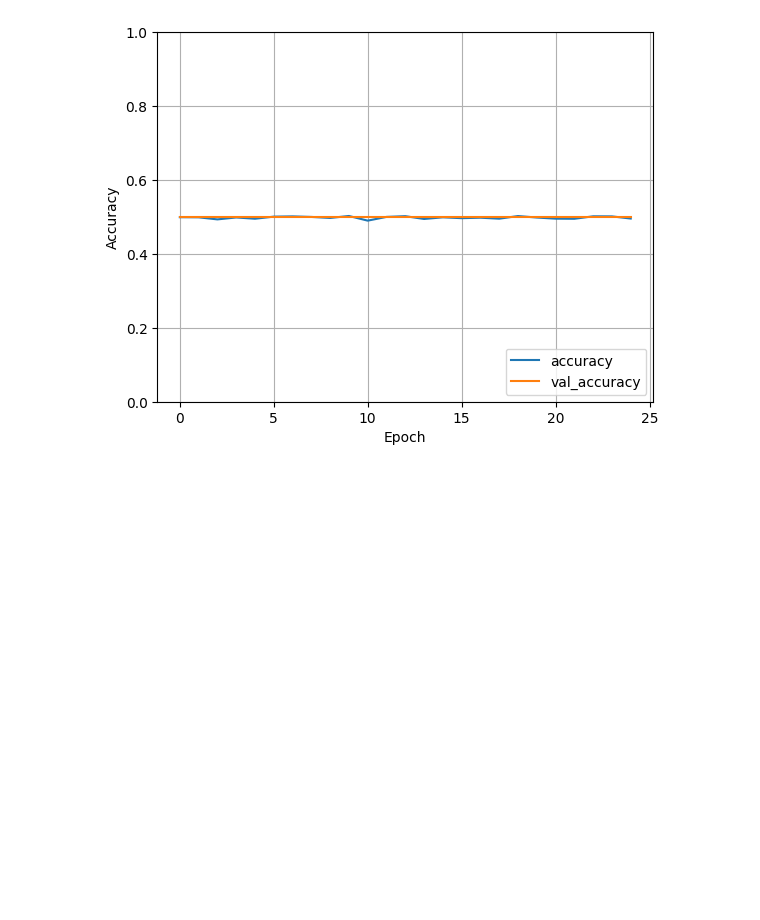
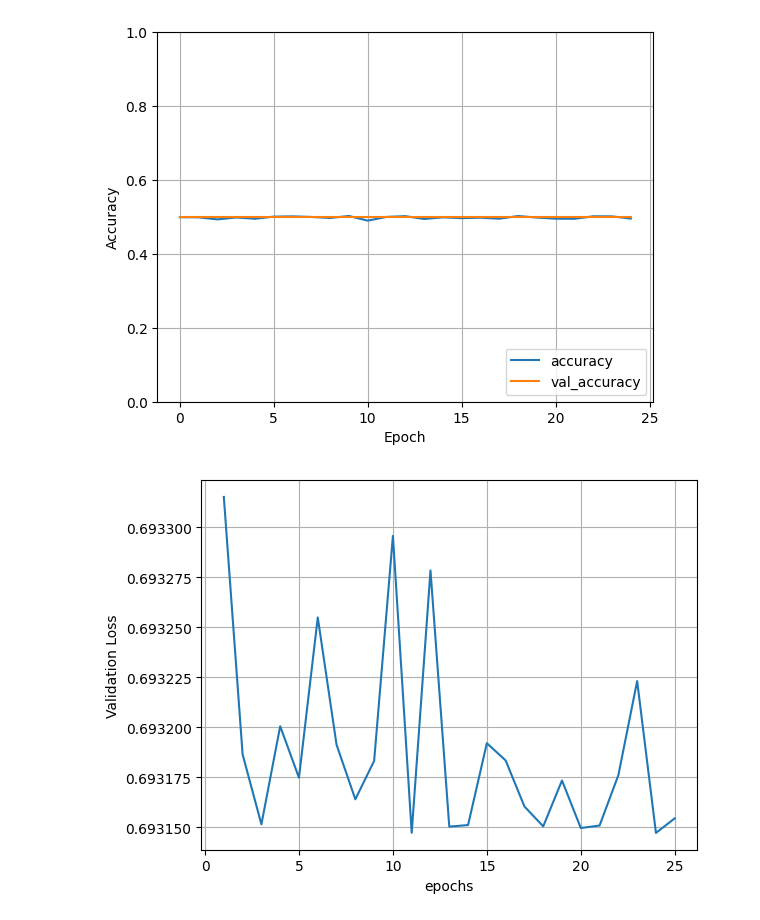
Before and after one commit to Khurdhula-Harshavardhan/Sarcasm, a Jupyter notebook: headlines experiments/RNN.ipynb, the cells around one changed output. Saved outputs shown, nothing was run; the diff lists cells and outputs as text; code cells hidden in the pictures; blank space fills up the shorter version.

```diff
--- a/headlines experiments/RNN.ipynb
+++ b/headlines experiments/RNN.ipynb
@@ -87,6 +87,8 @@ Data columns (total 2 columns):
  1   is_sarcastic  23448 non-null  int64
 dtypes: int64(1), object(1)
 memory usage: 549.6+ KB
+# %%
+data = data.sample(frac=1).reset_index(drop=True)
 # %%
 X = data["headline"]
 y = data["is_sarcastic"]
@@ -126,15 +128,15 @@ embedding_dimension = X_train.shape[2]
 
 model = Sequential()
 
-model.add(LSTM(32, activation='tanh', kernel_initializer='he_normal', input_shape=(sequence_length, embedding_dimension), return_sequences=True))
+model.add(LSTM(32, activation='relu', kernel_initializer='he_normal', input_shape=(sequence_length, embedding_dimension), return_sequences=True))
 model.add(Dropout(0.2))
 
-model.add(LSTM(16, activation='tanh', kernel_initializer='he_normal'))
+model.add(LSTM(16, activation='relu', kernel_initializer='he_normal'))
 model.add(Dropout(0.2))
 
 model.add(Dense(1, activation='sigmoid', kernel_initializer='he_normal'))
 
-optimizer = tf.keras.optimizers.Adam(learning_rate=0.005)  # Increased learning rate a bit
+optimizer = tf.keras.optimizers.Adamax(learning_rate=0.005)  # Increased learning rate a bit
 model.compile(optimizer=optimizer, loss='binary_crossentropy', metrics=['accuracy'])
 
 # Learning rate reduction on plateau and early stopping
@@ -194,3 +189,12 @@ plt.grid()
 plt.show()
 # %% [output]
 [figure]
+# %%
+losses = history.history["val_loss"]
+plt.plot(range(1,26), losses)
+plt.xlabel("epochs")
+plt.ylabel("Validation Loss")
+plt.grid()
+plt.show()
+# %% [output]
+[figure, added]
```
Also changed, not shown: parts of 4 cells of this notebook, 2 other files.
